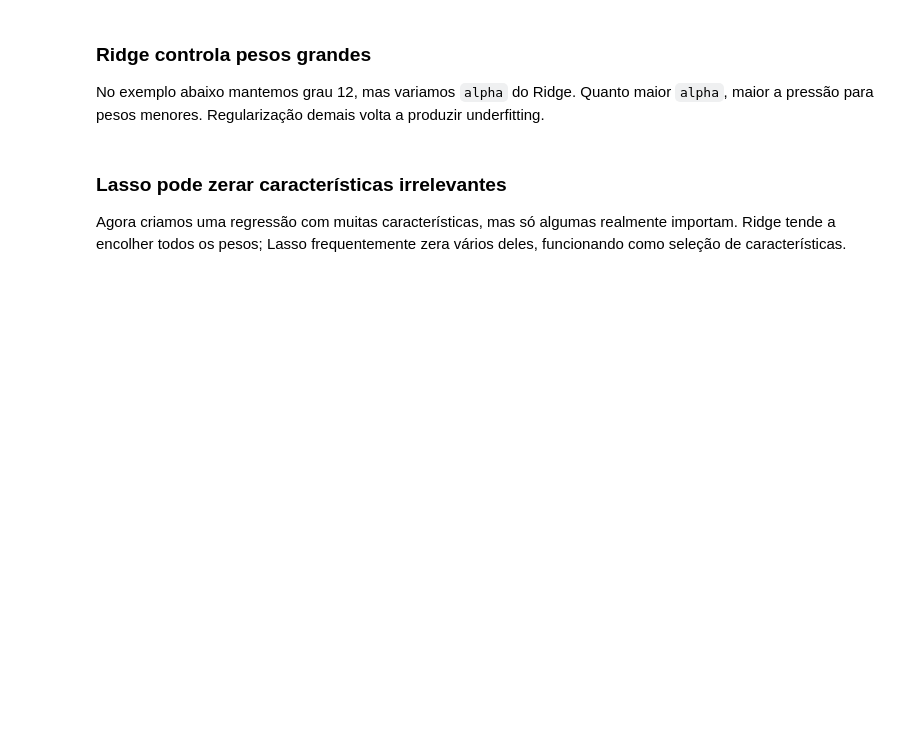
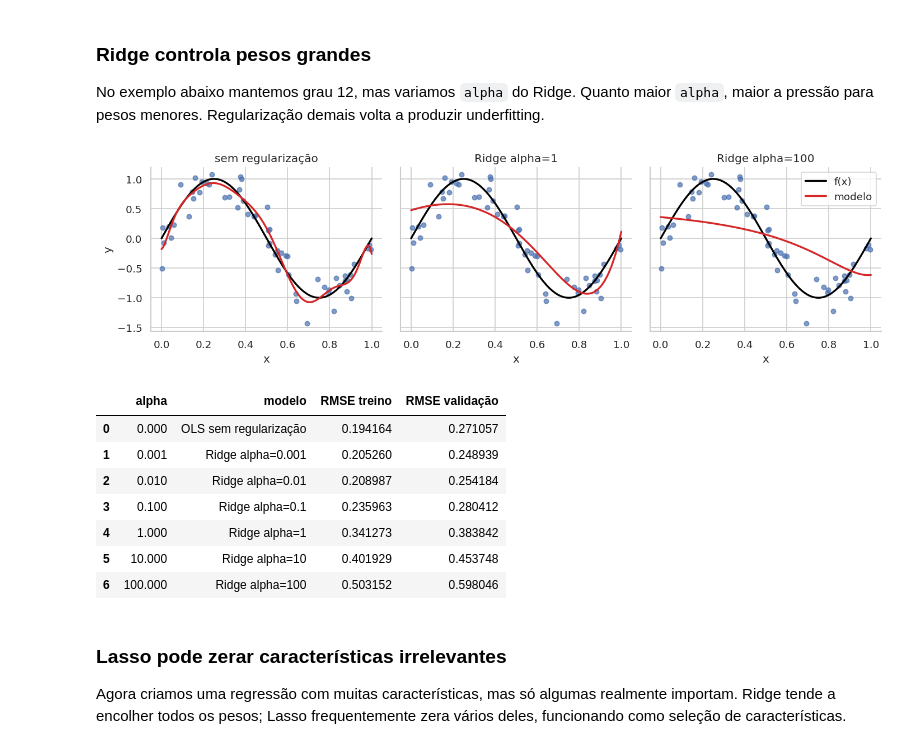
Before and after one commit to AILAB-CEFET-RJ/gcc1734, a Jupyter notebook: src/am/02_am_secao_4_vies_variancia_regularizacao.ipynb, the cells around one changed output. Saved outputs shown, nothing was run; the diff lists cells and outputs as text; code cells hidden in the pictures; blank space fills up the shorter version.

```diff
--- a/src/am/02_am_secao_4_vies_variancia_regularizacao.ipynb
+++ b/src/am/02_am_secao_4_vies_variancia_regularizacao.ipynb
@@ -165,7 +189,7 @@ def make_poly_model(degree, kind='ols', alpha=1.0):
     return make_pipeline(PolynomialFeatures(degree=degree, include_bias=False), StandardScaler(), estimator)
 
 
-def bias_variance_experiment(configs, n_datasets=250, n_train=25, noise=0.25, seed=123):
+def bias_variance_experiment(configs, n_datasets=250, n_train=50, noise=0.25, seed=123):
     rng = np.random.default_rng(seed)
     predictions = {name: [] for name, _, _, _ in configs}
 
@@ -279,34 +318,44 @@ rows = []
 
 fig, axes = plt.subplots(1, 3, figsize=(12, 3.5), sharey=True)
 plot_alphas = [0.0, 1, 100]
 
 for alpha in alphas:
     if alpha == 0.0:
         model = make_poly_model(12, kind='ols')
         label = 'OLS sem regularização'
     else:
         model = make_poly_model(12, kind='ridge', alpha=alpha)
         label = f'Ridge alpha={alpha}'
     model.fit(X_train, y_train)
     rmse_train = mean_squared_error(y_train, model.predict(X_train)) ** 0.5
     rmse_val = mean_squared_error(y_val, model.predict(X_val)) ** 0.5
     rows.append({'alpha': alpha, 'modelo': label, 'RMSE treino': rmse_train, 'RMSE validação': rmse_val})
 
 for ax, alpha in zip(axes, plot_alphas):
     model = make_poly_model(12, kind='ols') if alpha == 0.0 else make_poly_model(12, kind='ridge', alpha=alpha)
     model.fit(X_train, y_train)
     ax.scatter(X_train.ravel(), y_train, s=25, alpha=0.7)
     ax.plot(x_grid.ravel(), y_grid_true, color='black', lw=2, label='f(x)')
     ax.plot(x_grid.ravel(), model.predict(x_grid), color='tab:red', lw=2, label='modelo')
-    ax.set_title('sem reg.' if alpha == 0 else f'Ridge alpha={alpha}')
+    ax.set_title('sem regularização' if alpha == 0 else f'Ridge alpha={alpha}')
     ax.set_xlabel('x')
 
 axes[0].set_ylabel('y')
 axes[-1].legend()
 plt.tight_layout()
 plt.show()
 
 pd.DataFrame(rows)
+# %% [output]
+[figure, added]
+|  | alpha | modelo | RMSE treino | RMSE validação |
+| 0 | 0.000 | OLS sem regularização | 0.194164 | 0.271057 |
+| 1 | 0.001 | Ridge alpha=0.001 | 0.205260 | 0.248939 |
+| 2 | 0.010 | Ridge alpha=0.01 | 0.208987 | 0.254184 |
+| 3 | 0.100 | Ridge alpha=0.1 | 0.235963 | 0.280412 |
+| 4 | 1.000 | Ridge alpha=1 | 0.341273 | 0.383842 |
+| 5 | 10.000 | Ridge alpha=10 | 0.401929 | 0.453748 |
+| 6 | 100.000 | Ridge alpha=100 | 0.503152 | 0.598046 |
 # %% [markdown]
 ### Lasso pode zerar características irrelevantes
 
```
Also changed, not shown: parts of 15 cells of this notebook, 11 other files.
